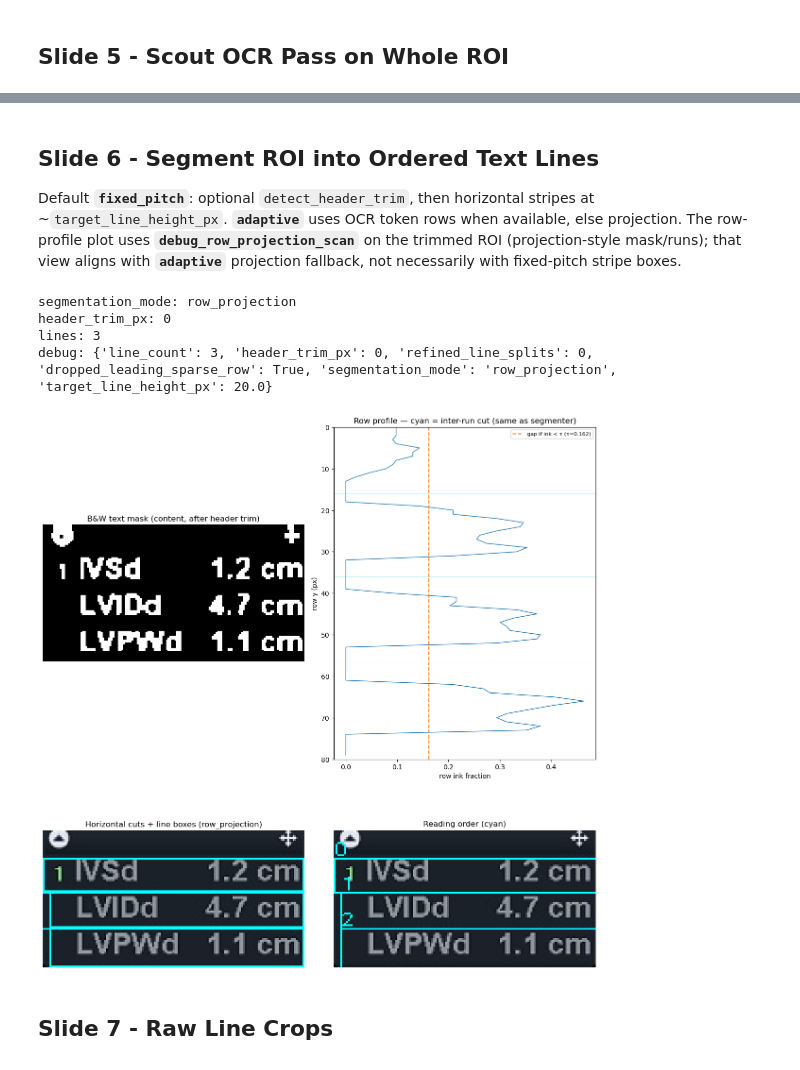
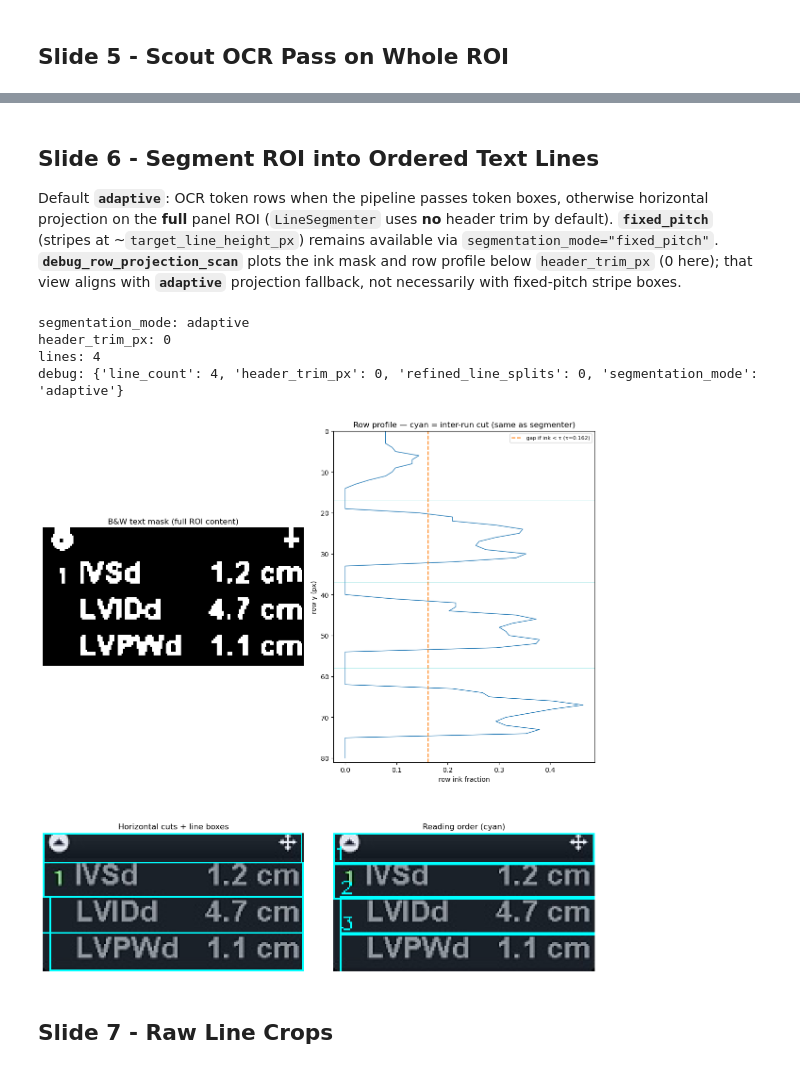
Before and after one commit to SnaetWarre/Echocardiogram-OCR-analysis, a Jupyter notebook: notebooks/echo_ocr_pipeline_walkthrough.ipynb, the cells around one changed output, grey strips where cells are left out. Saved outputs shown, nothing was run; the diff lists cells and outputs as text; code cells hidden in the pictures.

Commit message:
Improve OCR segmentation, ROI matching, and validation tooling.
Made-with: Cursor

```diff
--- a/notebooks/echo_ocr_pipeline_walkthrough.ipynb
+++ b/notebooks/echo_ocr_pipeline_walkthrough.ipynb
@@ -150,7 +150,7 @@ plt.show()
 # %% [markdown]
 ## Slide 6 - Segment ROI into Ordered Text Lines
 
-Default **`fixed_pitch`**: optional `detect_header_trim`, then horizontal stripes at ~`target_line_height_px`. **`adaptive`** uses OCR token rows when available, else projection. The row-profile plot uses **`debug_row_projection_scan`** on the trimmed ROI (projection-style mask/runs); that view aligns with **`adaptive`** projection fallback, not necessarily with fixed-pitch stripe boxes.
+Default **`adaptive`**: OCR token rows when the pipeline passes token boxes, otherwise horizontal projection on the **full** panel ROI (`LineSegmenter` uses **no** header trim by default). **`fixed_pitch`** (stripes at ~`target_line_height_px`) remains available via `segmentation_mode="fixed_pitch"`. **`debug_row_projection_scan`** plots the ink mask and row profile below `header_trim_px` (0 here); that view aligns with **`adaptive`** projection fallback, not necessarily with fixed-pitch stripe boxes.
 # %%
 import importlib
 
@@ -158,7 +158,6 @@ import numpy as np
 import cv2
 
 from app.pipeline.echo_ocr_pipeline import (
-    DEFAULT_HEADER_TRIM_PX,
     DEFAULT_SEGMENTATION_EXTRA_LEFT_PAD_PX,
     DEFAULT_SEGMENTATION_MODE,
     DEFAULT_TARGET_LINE_HEIGHT_PX,
@@ -173,7 +172,6 @@ LineSegmenter = _line_segmenter_mod.LineSegmenter
 segmenter = LineSegmenter(
     segmentation_mode=DEFAULT_SEGMENTATION_MODE,
     target_line_height_px=DEFAULT_TARGET_LINE_HEIGHT_PX,
-    default_header_trim_px=DEFAULT_HEADER_TRIM_PX,
     extra_left_pad_px=DEFAULT_SEGMENTATION_EXTRA_LEFT_PAD_PX,
 )
 segmentation = segmenter.segment(roi, tokens=None)
@@ -208,38 +206,38 @@ for line in segmentation.lines:
         (lx, max(0, ly - 2)),
         cv2.FONT_HERSHEY_SIMPLEX,
         0.35,
         (0, 255, 255),
         1,
         cv2.LINE_8,
     )
 
 fig, axes = plt.subplots(2, 2, figsize=(12, 14))
 axes[0, 0].imshow(mask_u8, cmap="gray", vmin=0, vmax=255)
-axes[0, 0].set_title("B&W text mask (content, after header trim)")
+axes[0, 0].set_title("B&W text mask (full ROI content)")
 axp = axes[0, 1]
 axp.plot(row_ink, np.arange(h), color="C0", lw=1)
 axp.axvline(tau, color="C1", ls="--", label=f"gap if ink < τ (τ={tau:.3f})")
 axp.set_ylim(h, 0)
 axp.set_xlabel("row ink fraction")
 axp.set_ylabel("row y (px)")
 for my in gap_mid_y_content:
     axp.axhline(my, color="c", alpha=0.45, lw=0.4)
 axp.legend(loc="upper right", fontsize=8)
 axp.set_title("Row profile — cyan = inter-run cut (same as segmenter)")
 axes[1, 0].imshow(vis_cuts)
 axes[1, 0].set_title("Horizontal cuts + line boxes")
 axes[1, 1].imshow(vis_numbered)
 axes[1, 1].set_title("Reading order (cyan)")
 for a in (axes[0, 0], axes[1, 0], axes[1, 1]):
     a.axis("off")
 plt.tight_layout()
 plt.show()
 # %% [output]
-segmentation_mode: row_projection
+segmentation_mode: adaptive
 header_trim_px: 0
-lines: 3
-debug: {'line_count': 3, 'header_trim_px': 0, 'refined_line_splits': 0, 'dropped_leading_sparse_row': True, 'segmentation_mode': 'row_projection', 'target_line_height_px': 20.0}
+lines: 4
+debug: {'line_count': 4, 'header_trim_px': 0, 'refined_line_splits': 0, 'segmentation_mode': 'adaptive'}
-[figure, old version]
+[figure, new version]
 # %% [markdown]
 ## Slide 7 - Raw Line Crops
 # %%
```
Also changed, not shown: parts of 6 cells of this notebook, 17 other files.
